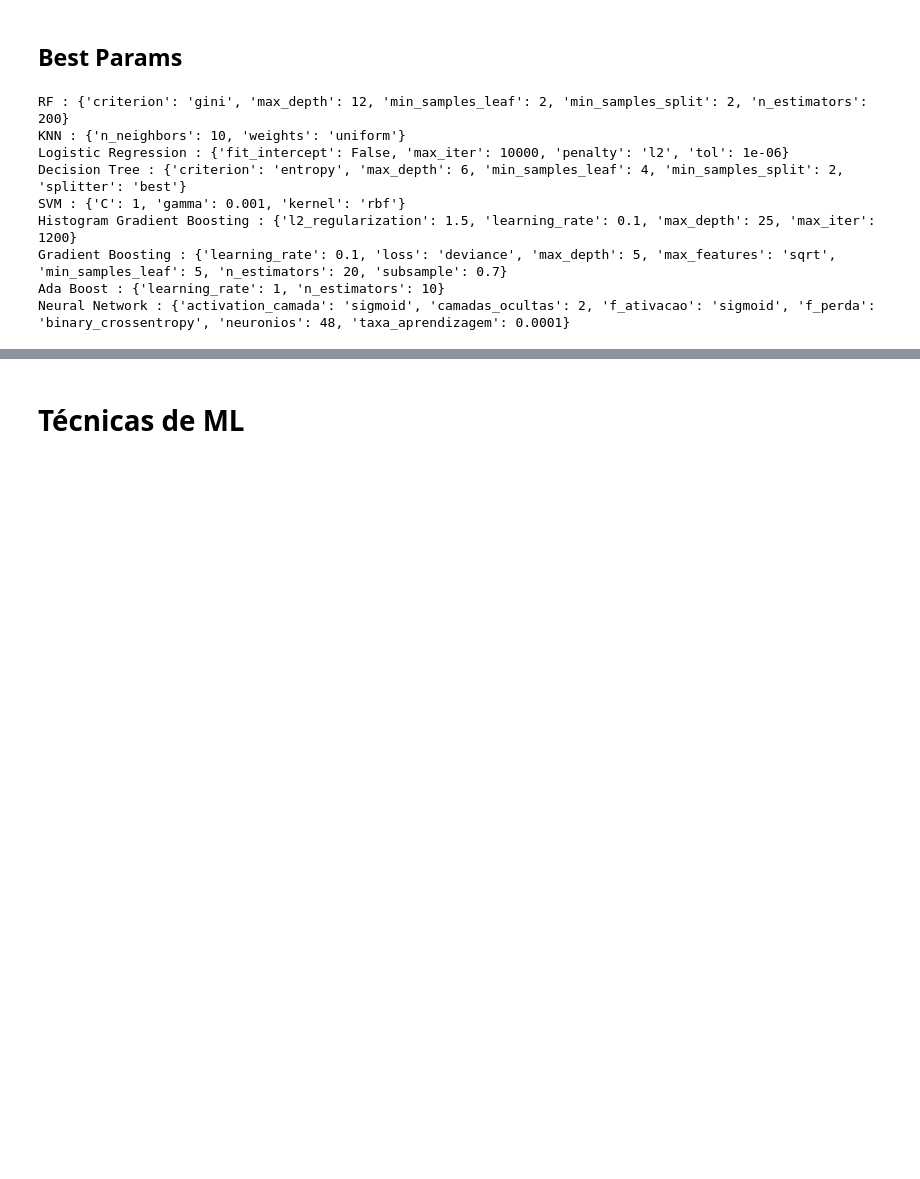
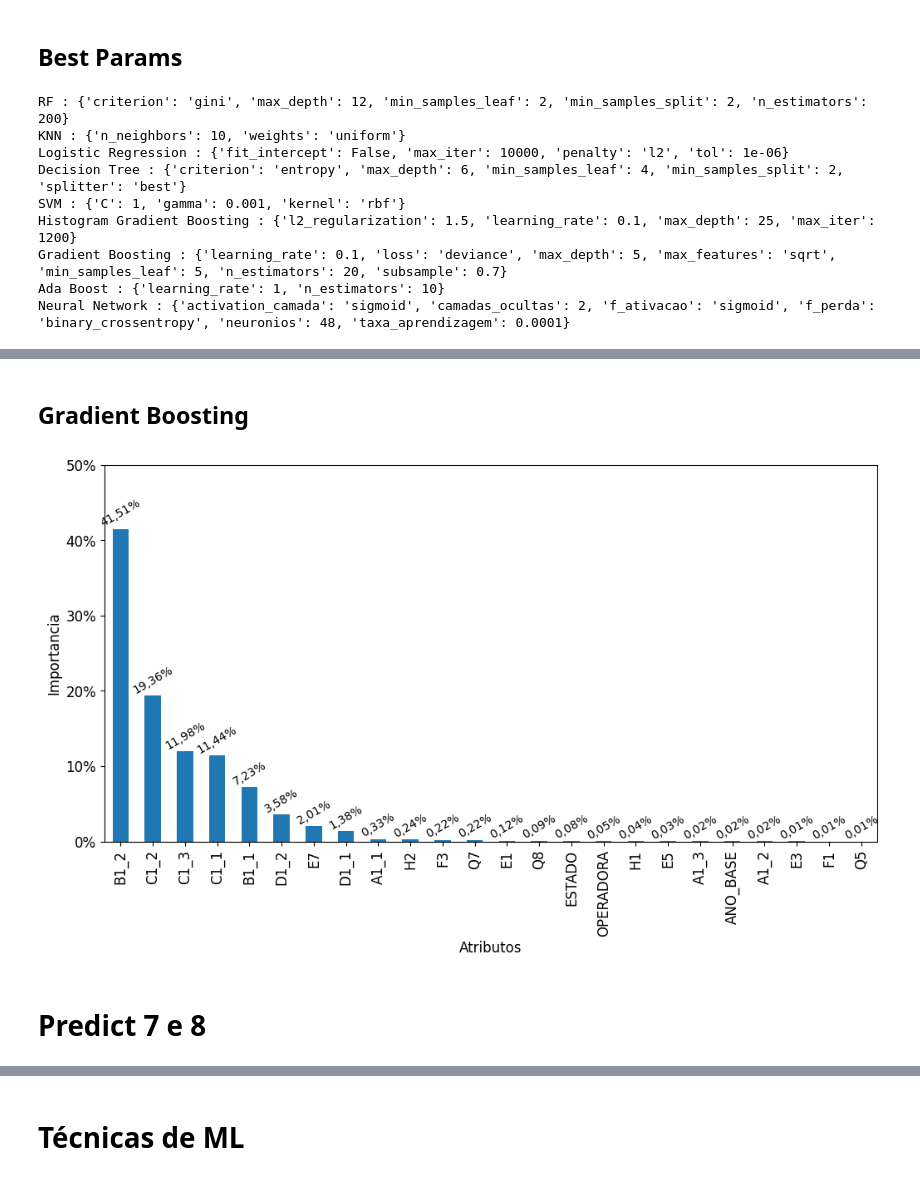
Before and after one commit to mrelero/machine-learning-anatel-database, a Jupyter notebook: Paper2/Model2/Model2.ipynb, the cells around one changed output, grey strips where cells are left out. Saved outputs shown, nothing was run; the diff lists cells and outputs as text; code cells hidden in the pictures; blank space fills up the shorter version.

```diff
--- a/Paper2/Model2/Model2.ipynb
+++ b/Paper2/Model2/Model2.ipynb
@@ -656,0 +716,31 @@ Neural Network : {'activation_camada': 'sigmoid', 'camadas_ocultas': 2, 'f_ativa
+# %% [markdown]
+## Gradient Boosting
+# %%
+importances  = Models_Loaded_GridSearch["Gradient Boosting"].feature_importances_
+forest_importances = pd.Series(importances, index=X_test.columns)
+forest_importances_sorted = forest_importances.sort_values(ascending=False)
+
+labels = list()
+for i in forest_importances_sorted:
+    i_str = str(round(i*100,2)) + "%"
+    i_str = i_str.replace(".", ",")
+    labels.append(i_str)
+
+
+fig, ax = plt.subplots()
+forest_importances_sorted.plot.bar()
+ax.bar_label(ax.containers[0], labels=labels, rotation = 30)
+plt.rcParams['axes.formatter.use_locale'] = True
+ax.set_ylabel("Importancia", fontsize = 12)
+ax.set_xlabel("Atributos", fontsize = 12)
+plt.xticks(fontsize = 12)
+plt.yticks(fontsize = 12)
+plt.ylim([0, 0.50])
+plt.rcParams["figure.dpi"] = 100
+vals = ax.get_yticks()
+ax.set_yticklabels(['{:,.0%}'.format(x) for x in vals])
+plt.gcf().set_size_inches(12, 6)
+# %% [output]
+[figure, added]
+# %% [markdown]
+# Predict 7 e 8
```
Also changed, not shown: parts of 9 cells of this notebook.
